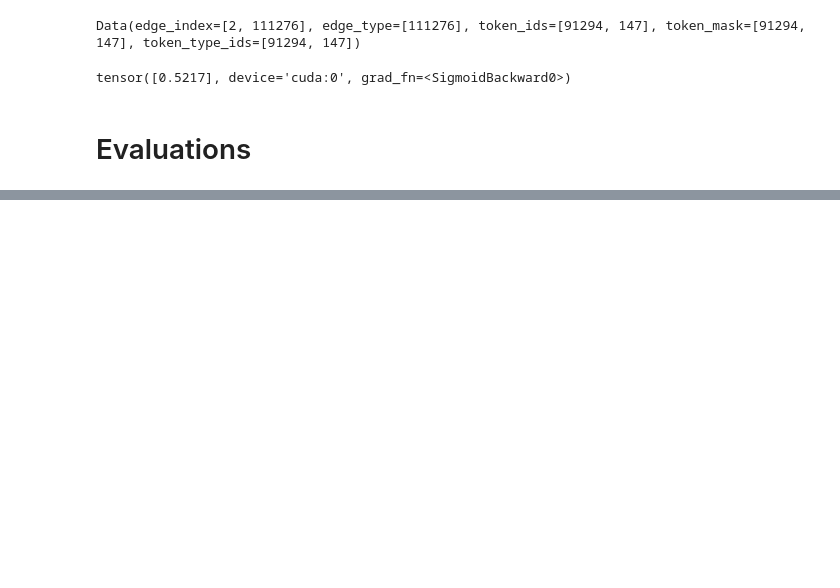
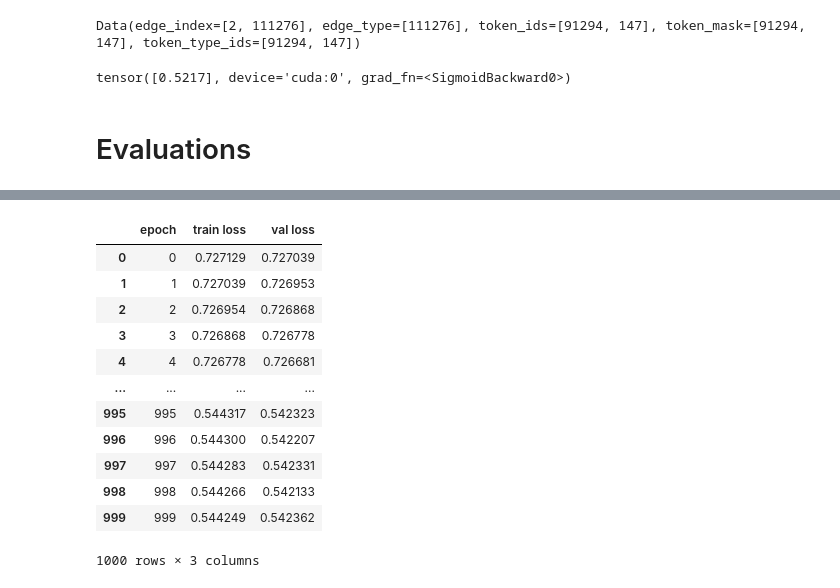
Before and after one commit to jpelayx/nlp, a Jupyter notebook: model.ipynb, the cells around one changed output, grey strips where cells are left out. Saved outputs shown, nothing was run; the diff lists cells and outputs as text; code cells hidden in the pictures; blank space fills up the shorter version.

```diff
--- a/model.ipynb
+++ b/model.ipynb
@@ -209 +209,18 @@ print(recall_score(res['y_true'], res['y_pred_bin']))
+# %%
+train = pd.read_csv('out1-train_losses.csv')
+train
+# %% [output]
+|  | epoch | train loss | val loss |
+| 0 | 0 | 0.727129 | 0.727039 |
+| 1 | 1 | 0.727039 | 0.726953 |
+| 2 | 2 | 0.726954 | 0.726868 |
+| 3 | 3 | 0.726868 | 0.726778 |
+| 4 | 4 | 0.726778 | 0.726681 |
+| ... | ... | ... | ... |
+| 995 | 995 | 0.544317 | 0.542323 |
+| 996 | 996 | 0.544300 | 0.542207 |
+| 997 | 997 | 0.544283 | 0.542331 |
+| 998 | 998 | 0.544266 | 0.542133 |
+| 999 | 999 | 0.544249 | 0.542362 |
+1000 rows × 3 columns
 # %%
```
Also changed, not shown: parts of 6 cells of this notebook, 5 other files.
